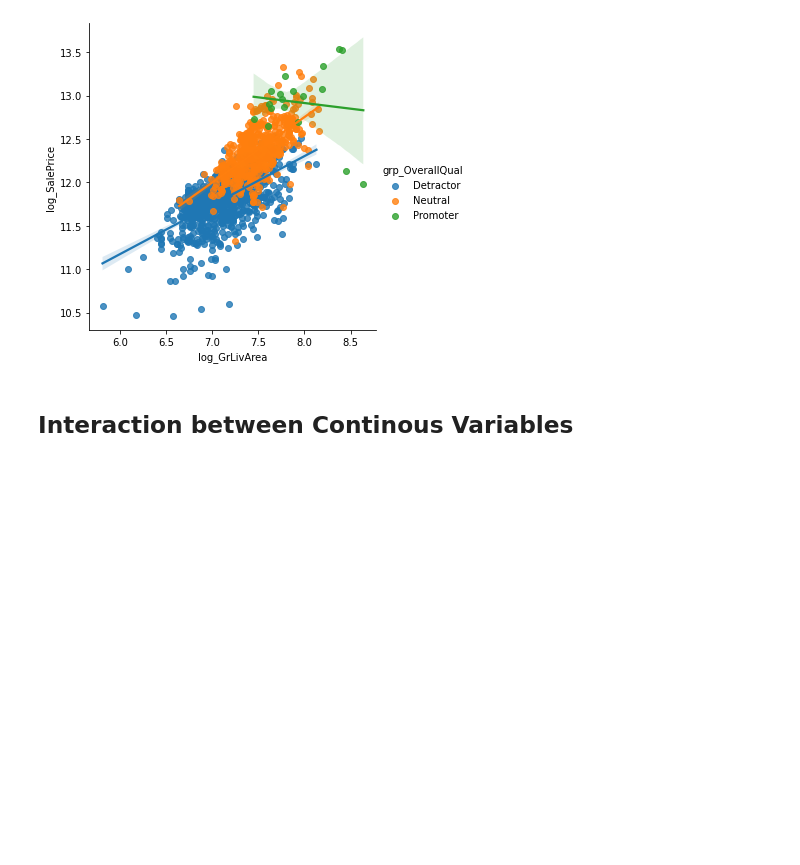
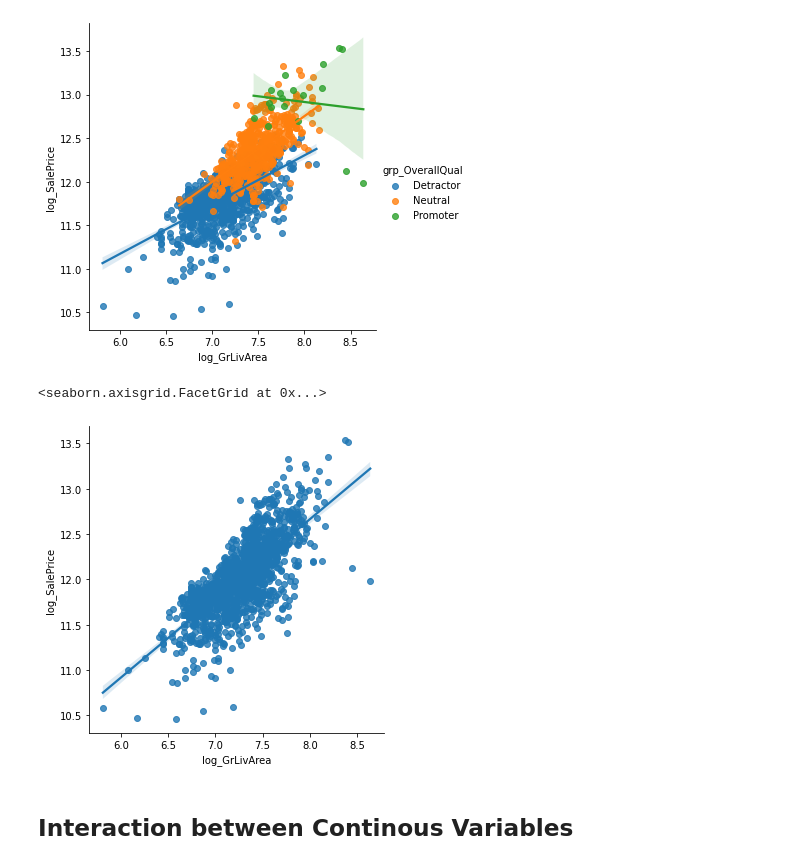
Before and after one commit to pedroteche-ih/DAFT_MEX_202209, a Jupyter notebook: Feature Engineering.ipynb, the cells around one changed output. Drawn from its saved outputs; the diff is of its cells as text; code cells hidden in the pictures; blank space fills up the shorter version.

```diff
--- a/Feature Engineering.ipynb
+++ b/Feature Engineering.ipynb
@@ -277,5 +349,10 @@ sns.lmplot(data = tb_housing_dummies, x = 'log_GrLivArea', y = 'log_SalePrice',
 # %% [output]
 <seaborn.axisgrid.FacetGrid at 0x...>
 [figure]
+# %%
+sns.lmplot(data = tb_housing_dummies, x = 'log_GrLivArea', y = 'log_SalePrice')
+# %% [output]
+<seaborn.axisgrid.FacetGrid at 0x...>
+[figure, added]
 # %% [markdown]
 ## Interaction between Continous Variables
```
Also changed, not shown: parts of 61 cells of this notebook.
